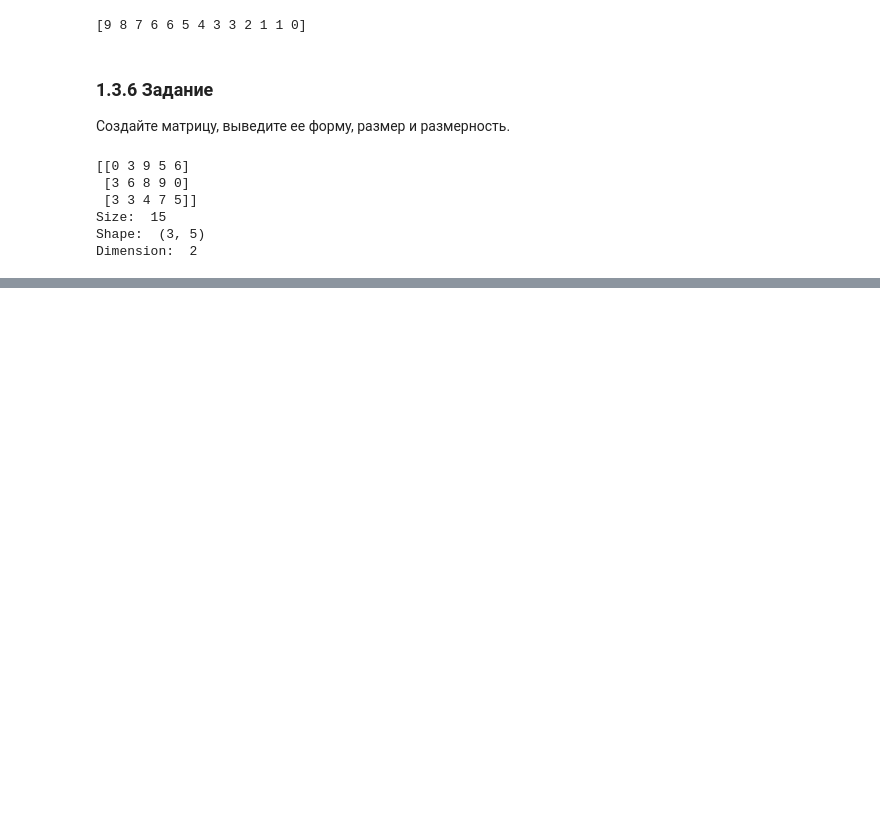
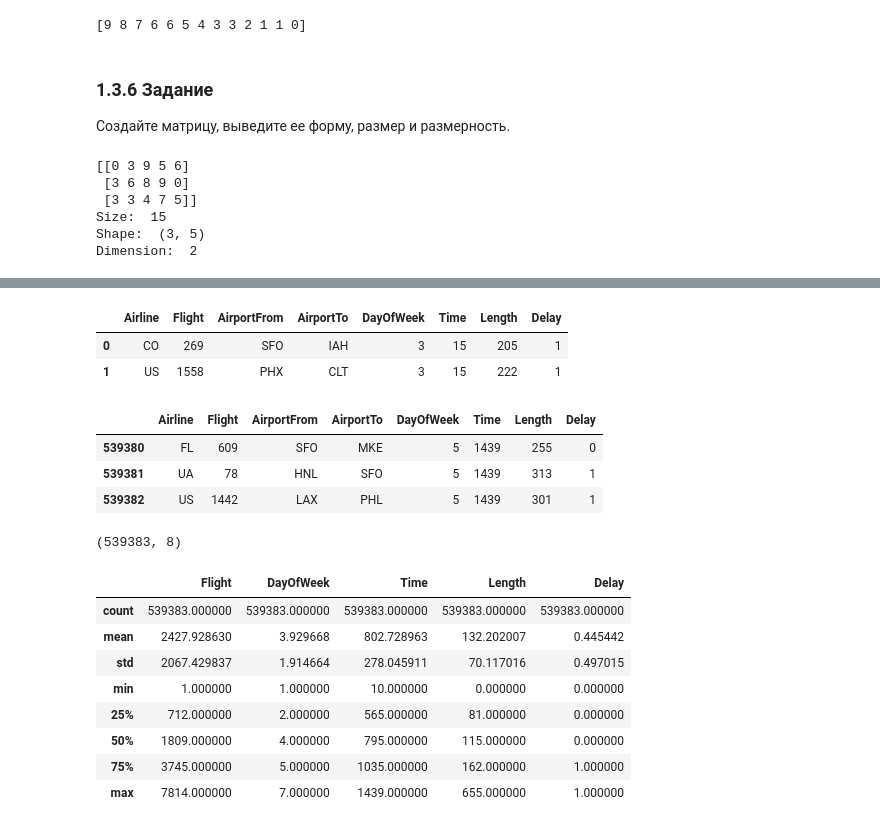
Before and after one commit to MintyRoma/AI_Course_1G, a Jupyter notebook: Tin_R_Workbook2.ipynb, the cells around one changed output, grey strips where cells are left out. Cells and saved outputs as stored; diff of their text form; code cells hidden in the pictures; blank space fills up the shorter version.

```diff
--- a/Tin_R_Workbook2.ipynb
+++ b/Tin_R_Workbook2.ipynb
@@ -232,0 +351,6 @@ Dimension:  2
+# %%
+import pandas as pd
+
+url = 'https://raw.githubusercontent.com/chrisalbon/simulated_datasets/master/titanic.csv'
+
+dataframe = pd.read_csv(url)
@@ -232,0 +367,29 @@ Dimension:  2
+# %%
+dataframe.head(2)
+# %% [output]
+|  | Airline | Flight | AirportFrom | AirportTo | DayOfWeek | Time | Length | Delay |
+| 0 | CO | 269 | SFO | IAH | 3 | 15 | 205 | 1 |
+| 1 | US | 1558 | PHX | CLT | 3 | 15 | 222 | 1 |
+# %%
+dataframe.tail(3)
+# %% [output]
+|  | Airline | Flight | AirportFrom | AirportTo | DayOfWeek | Time | Length | Delay |
+| 539380 | FL | 609 | SFO | MKE | 5 | 1439 | 255 | 0 |
+| 539381 | UA | 78 | HNL | SFO | 5 | 1439 | 313 | 1 |
+| 539382 | US | 1442 | LAX | PHL | 5 | 1439 | 301 | 1 |
+# %%
+dataframe.shape
+# %% [output]
+(539383, 8)
+# %%
+dataframe.describe()
+# %% [output]
+|  | Flight | DayOfWeek | Time | Length | Delay |
+| count | 539383.000000 | 539383.000000 | 539383.000000 | 539383.000000 | 539383.000000 |
+| mean | 2427.928630 | 3.929668 | 802.728963 | 132.202007 | 0.445442 |
+| std | 2067.429837 | 1.914664 | 278.045911 | 70.117016 | 0.497015 |
+| min | 1.000000 | 1.000000 | 10.000000 | 0.000000 | 0.000000 |
+| 25% | 712.000000 | 2.000000 | 565.000000 | 81.000000 | 0.000000 |
+| 50% | 1809.000000 | 4.000000 | 795.000000 | 115.000000 | 0.000000 |
+| 75% | 3745.000000 | 5.000000 | 1035.000000 | 162.000000 | 1.000000 |
+| max | 7814.000000 | 7.000000 | 1439.000000 | 655.000000 | 1.000000 |
```
Also changed, not shown: parts of 40 cells of this notebook, 2 other files.
